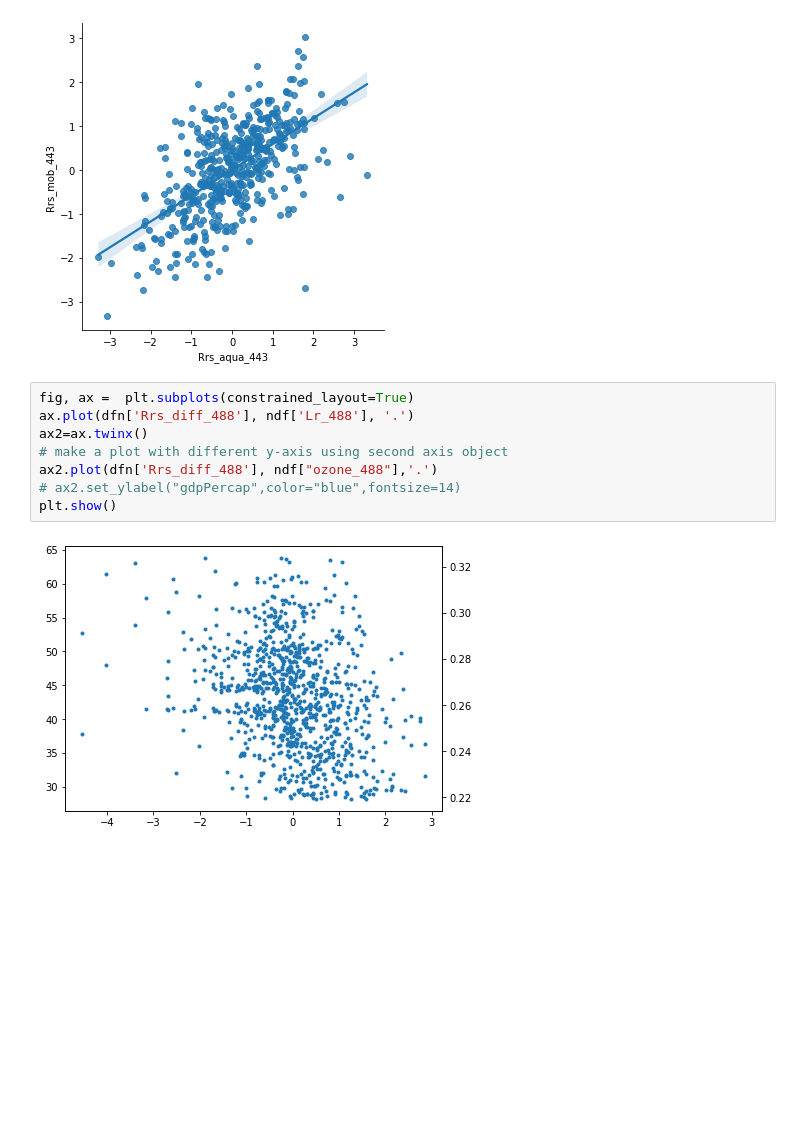
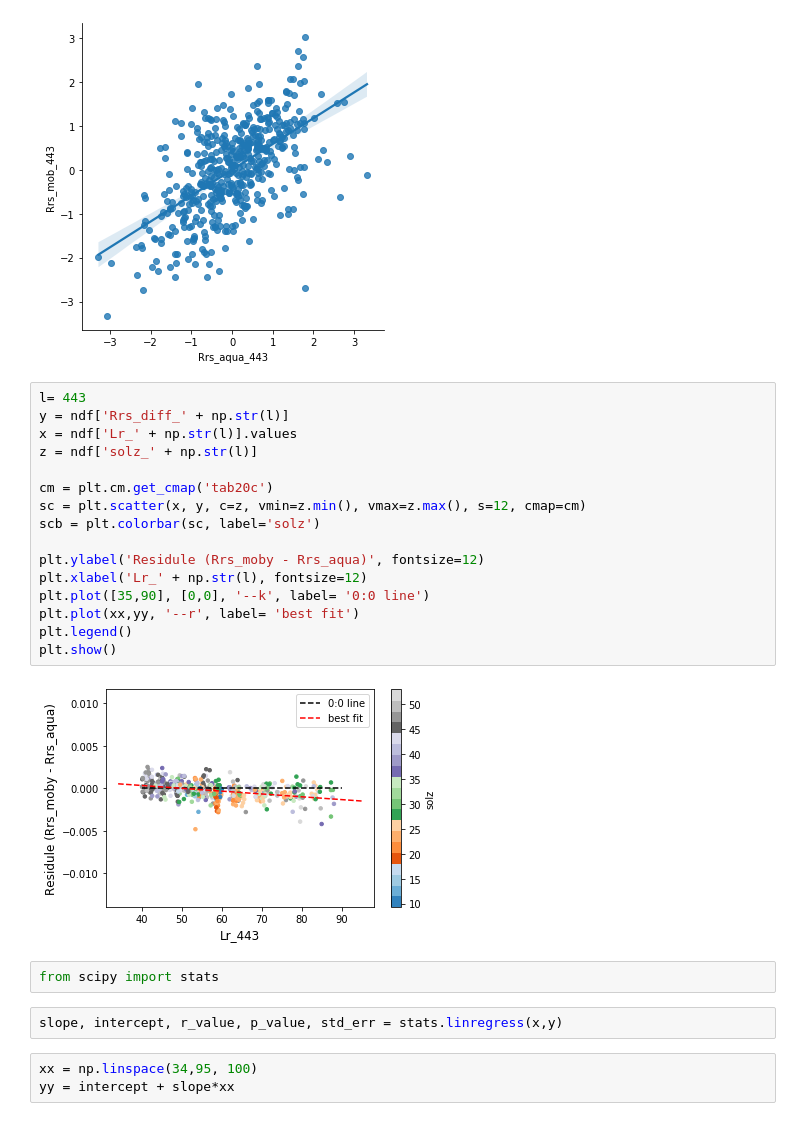
Before and after one commit to amiribr/moby_bias_analysis, a Jupyter notebook: moby_analysis_obs_aqua.ipynb, the cells around one changed output. Drawn from its saved outputs; the diff is of its cells as text; blank space fills up the shorter version.

Commit message:
add residual figure

```diff
--- a/moby_analysis_obs_aqua.ipynb
+++ b/moby_analysis_obs_aqua.ipynb
@@ -153,13 +154,28 @@ sns.lmplot('Rrs_aqua_443', 'Rrs_mob_443', dfn, ci=95)
 # %% [output]
 <seaborn.axisgrid.FacetGrid at 0x...>
 [figure]
-# %%
-fig, ax =  plt.subplots(constrained_layout=True)
-ax.plot(dfn['Rrs_diff_488'], ndf['Lr_488'], '.')
-ax2=ax.twinx()
-# make a plot with different y-axis using second axis object
-ax2.plot(dfn['Rrs_diff_488'], ndf["ozone_488"],'.')
-# ax2.set_ylabel("gdpPercap",color="blue",fontsize=14)
-plt.show()
-# %% [output]
-[figure, removed]
+# %%
+l= 443
+y = ndf['Rrs_diff_' + np.str(l)]
+x = ndf['Lr_' + np.str(l)].values
+z = ndf['solz_' + np.str(l)]
+
+cm = plt.cm.get_cmap('tab20c')
+sc = plt.scatter(x, y, c=z, vmin=z.min(), vmax=z.max(), s=12, cmap=cm)
+scb = plt.colorbar(sc, label='solz')
+
+plt.ylabel('Residule (Rrs_moby - Rrs_aqua)', fontsize=12)
+plt.xlabel('Lr_' + np.str(l), fontsize=12)
+plt.plot([35,90], [0,0], '--k', label= '0:0 line')
+plt.plot(xx,yy, '--r', label= 'best fit')
+plt.legend()
+plt.show()
+# %% [output]
+[figure, added]
+# %%
+from scipy import stats
+# %%
+slope, intercept, r_value, p_value, std_err = stats.linregress(x,y)
+# %%
+xx = np.linspace(34,95, 100)
+yy = intercept + slope*xx
```
Also changed, not shown: parts of 1 cell of this notebook, 1 other file.
